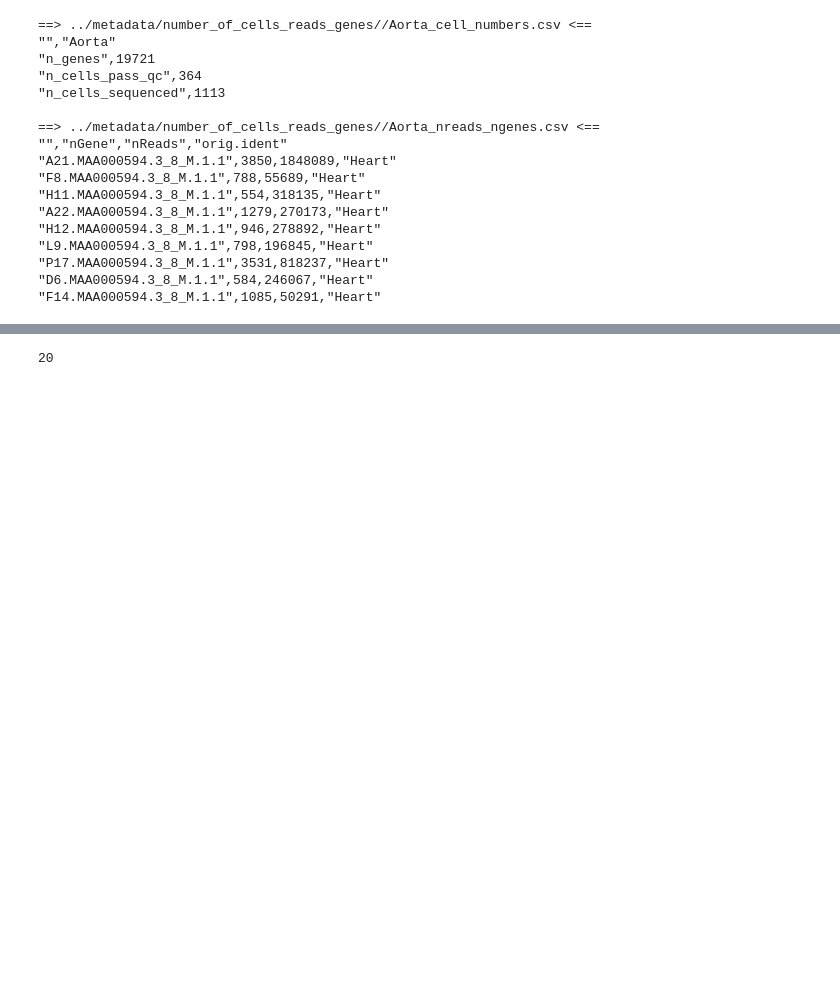
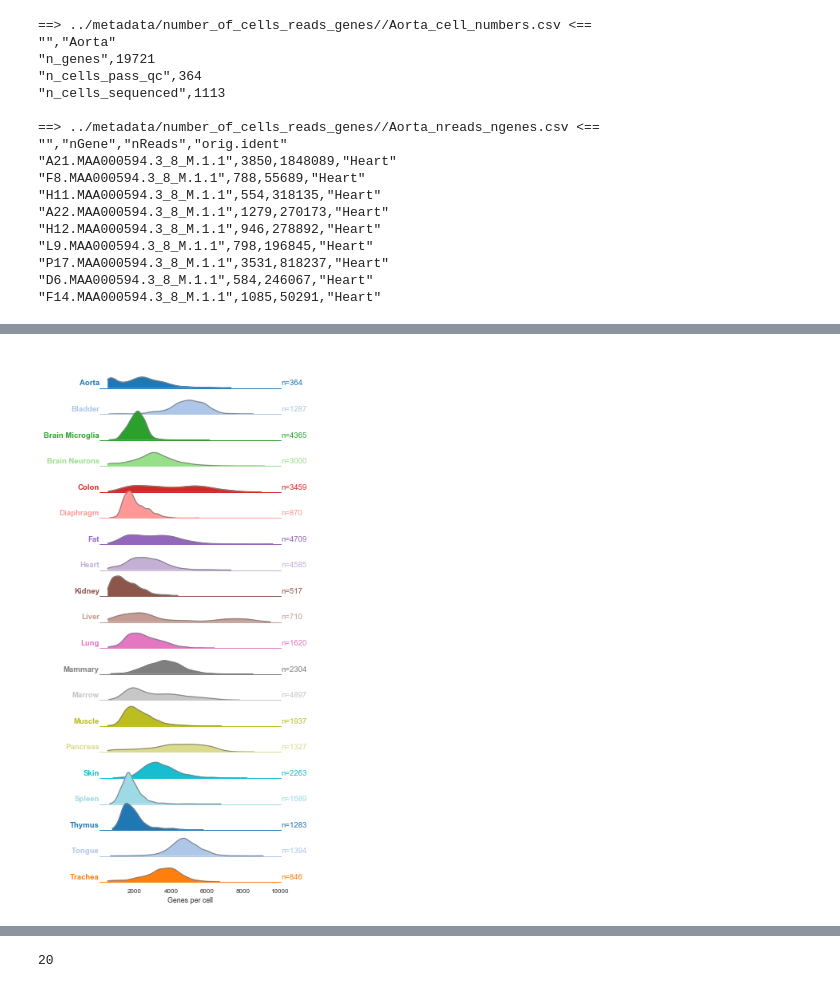
Before and after one commit to czbiohub-sf/maca, a Jupyter notebook: notebooks/024_number_cells_genes_reads_barplots.ipynb, the cells around one changed output, grey strips where cells are left out. Saved outputs shown, nothing was run; the diff lists cells and outputs as text; code cells hidden in the pictures; blank space fills up the shorter version.

```diff
--- a/notebooks/024_number_cells_genes_reads_barplots.ipynb
+++ b/notebooks/024_number_cells_genes_reads_barplots.ipynb
@@ -183,2 +217,18 @@ kwargs = dict(data=nreads_ngenes, row='tissue',
                row_order=tissues, palette=colors, xlabel_suffix='')
+# %%
+g = hm.horizonplot(x='nGene', **kwargs)
+g.set_xlabels('Genes per cell')
+for ax in g.axes.flatten():
+#     ax.grid(axis='x', zorder=100, color='white', clip_on=False)
+
+    if not ax.is_last_row():
+        plt.setp(ax.get_xticklabels(), visible=False)
+        x = ax.get_xticks()
+    else:
+        pass
+#         ax.vlines(x, 0, 100, clip_on=False, color='white', zorder=100)
+
+g.savefig(f'{figure1_folder}/horizonplot_genes_per_cell.pdf')
+# %% [output]
+[figure, added]
 # %%
```
Also changed, not shown: parts of 26 cells of this notebook, 18 other files.
